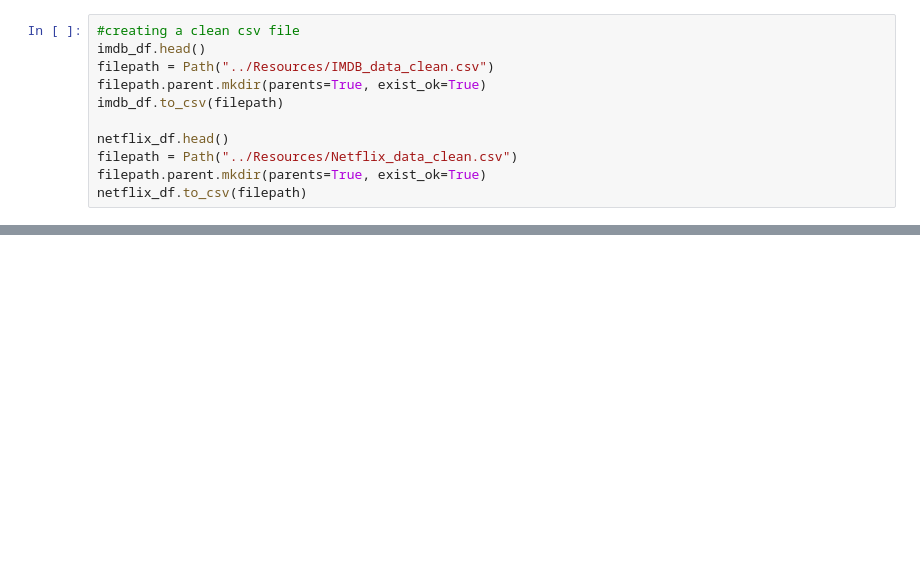
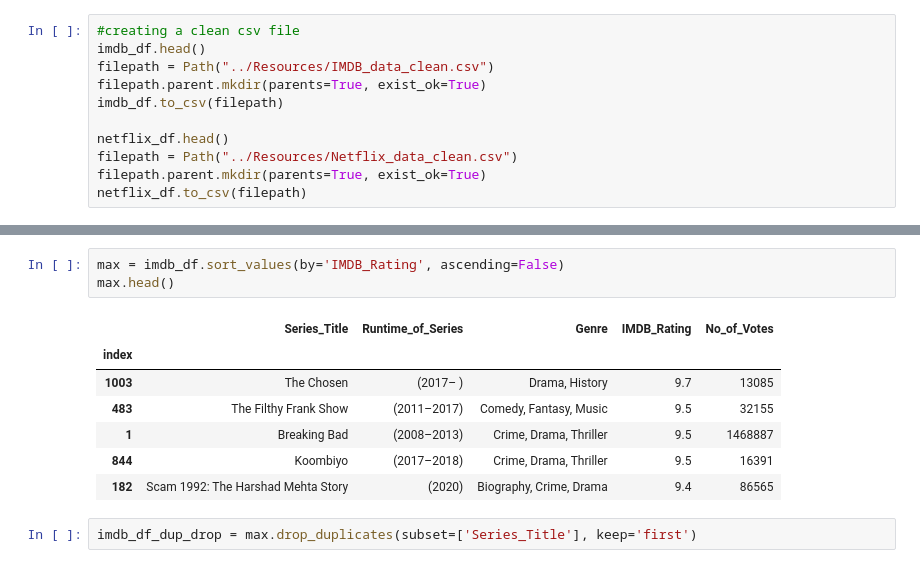
Before and after one commit to lmoraes95/SQL-ETL-Mapping, a Jupyter notebook: projects/tvshows.ipynb, the cells around one changed output, grey strips where cells are left out. Saved outputs shown, nothing was run; the diff lists cells and outputs as text; blank space fills up the shorter version.

```diff
--- a/projects/tvshows.ipynb
+++ b/projects/tvshows.ipynb
@@ -106,0 +122,13 @@ netflix_df.to_csv(filepath)
+# %%
+max = imdb_df.sort_values(by='IMDB_Rating', ascending=False)
+max.head()
+# %% [output]
+|  | Series_Title | Runtime_of_Series | Genre | IMDB_Rating | No_of_Votes |
+| index |  |  |  |  |  |
+| 1003 | The Chosen | (2017– ) | Drama, History | 9.7 | 13085 |
+| 483 | The Filthy Frank Show | (2011–2017) | Comedy, Fantasy, Music | 9.5 | 32155 |
+| 1 | Breaking Bad | (2008–2013) | Crime, Drama, Thriller | 9.5 | 1468887 |
+| 844 | Koombiyo | (2017–2018) | Crime, Drama, Thriller | 9.5 | 16391 |
+| 182 | Scam 1992: The Harshad Mehta Story | (2020) | Biography, Crime, Drama | 9.4 | 86565 |
+# %%
+imdb_df_dup_drop = max.drop_duplicates(subset=['Series_Title'], keep='first')
```
Also changed, not shown: parts of 3 cells of this notebook, 3 other files.
